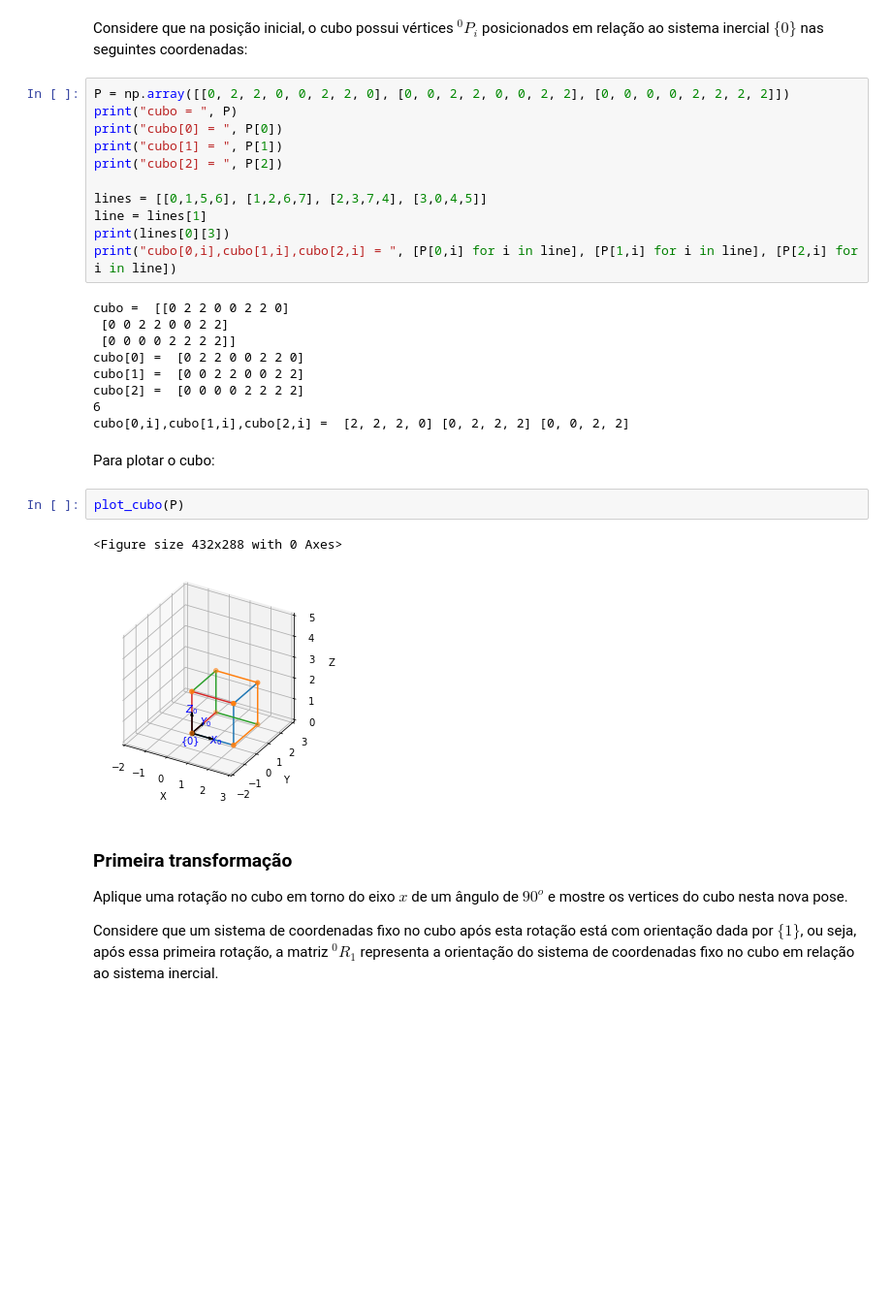
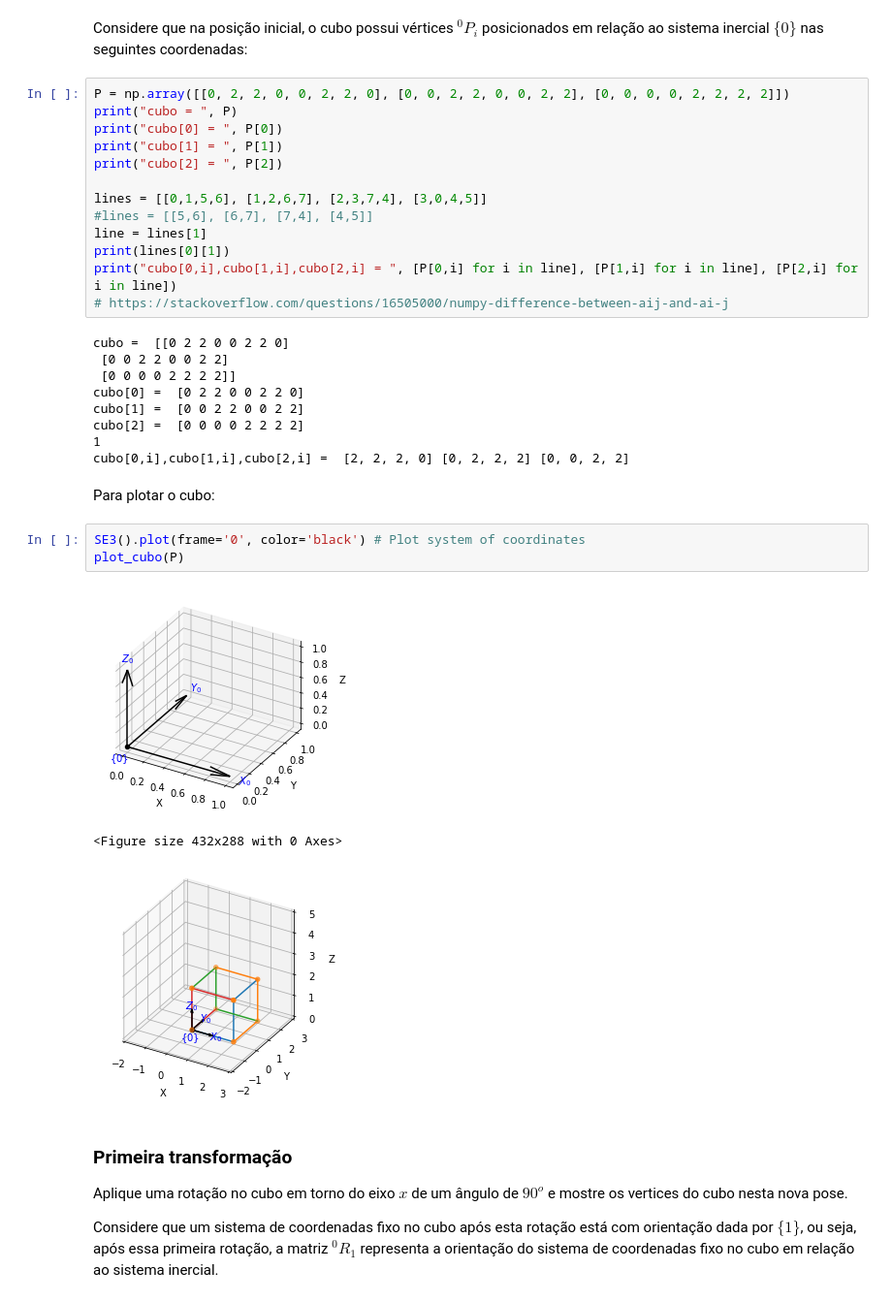
Before and after one commit to RafaelBaquero/lab-robos-manip, a Jupyter notebook: sel0634_tarefa1_Incompleta.ipynb, the cells around one changed output. Shown: that part at 97% size. Drawn from its saved outputs; the diff is of its cells as text; blank space fills up the shorter version.

```diff
--- a/sel0634_tarefa1_Incompleta.ipynb
+++ b/sel0634_tarefa1_Incompleta.ipynb
@@ -63,9 +64,11 @@ print("cubo[1] = ", P[1])
 print("cubo[2] = ", P[2])
 
 lines = [[0,1,5,6], [1,2,6,7], [2,3,7,4], [3,0,4,5]]
+#lines = [[5,6], [6,7], [7,4], [4,5]]
 line = lines[1]
-print(lines[0][3])
+print(lines[0][1])
 print("cubo[0,i],cubo[1,i],cubo[2,i] = ", [P[0,i] for i in line], [P[1,i] for i in line], [P[2,i] for i in line])
+# https://stackoverflow.com/questions/16505000/numpy-difference-between-aij-and-ai-j
 # %% [output]
 cubo =  [[0 2 2 0 0 2 2 0]
  [0 0 2 2 0 0 2 2]
@@ -73,15 +76,17 @@ cubo =  [[0 2 2 0 0 2 2 0]
 cubo[0] =  [0 2 2 0 0 2 2 0]
 cubo[1] =  [0 0 2 2 0 0 2 2]
 cubo[2] =  [0 0 0 0 2 2 2 2]
-6
+1
 cubo[0,i],cubo[1,i],cubo[2,i] =  [2, 2, 2, 0] [0, 2, 2, 2] [0, 0, 2, 2]
 # %% [markdown]
 Para plotar o cubo:
-# %%
-plot_cubo(P)
-# %% [output]
-<Figure size 432x288 with 0 Axes>
-[figure, removed]
+# %%
+SE3().plot(frame='0', color='black') # Plot system of coordinates
+plot_cubo(P)
+# %% [output]
+[figure, added]
+<Figure size 432x288 with 0 Axes>
+[figure, added]
 # %% [markdown]
 ### Primeira transformação
 
```
Also changed, not shown: parts of 12 cells of this notebook.
